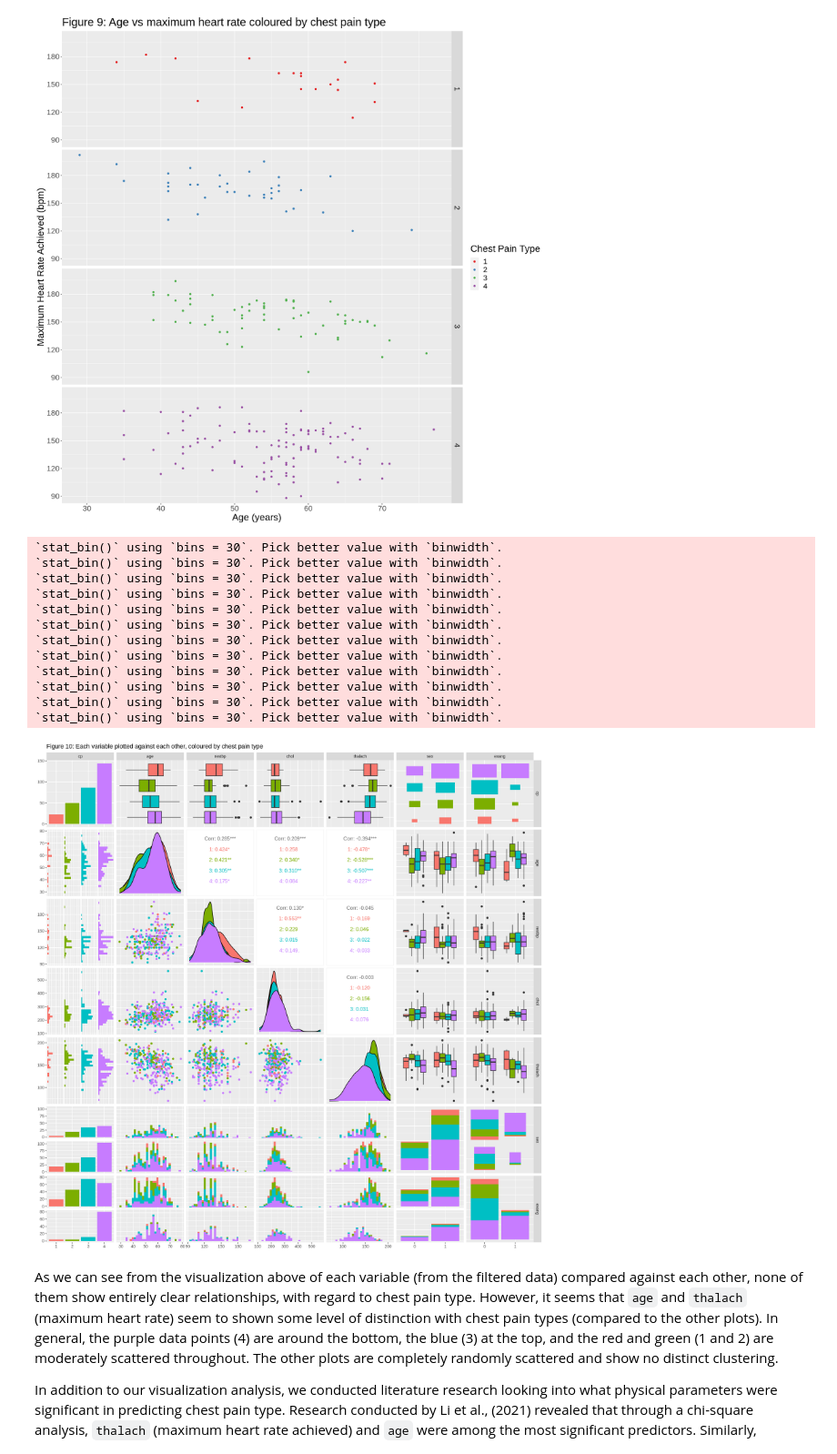
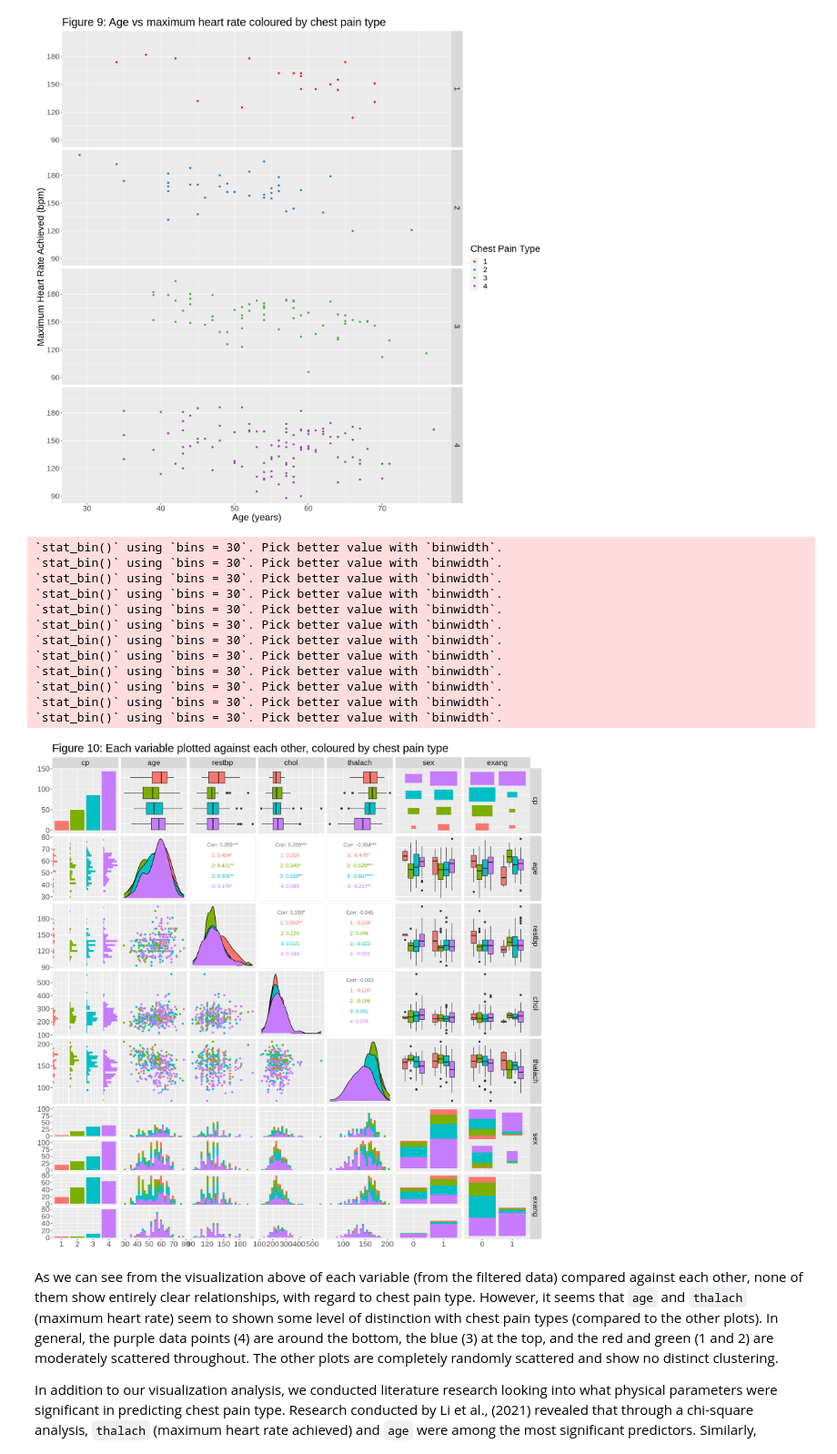
Before and after one commit to hebabm/group-31, a Jupyter notebook: finalreport.ipynb, the cells around one changed output. Shown at 91% size. Cells and saved outputs as stored; diff of their text form; code cells hidden in the pictures.

Commit message:
edited graph
for accuracy of classifier model

```diff
--- a/finalreport.ipynb
+++ b/finalreport.ipynb
@@ -279,24 +279,26 @@ library(broom)
 # %%
 options(repr.plot.height = 15, repr.plot.width = 15)
 
 heart_pairs <- filter_data %>%
     ggpairs(mapping=ggplot2::aes(colour = cp),
-            title = "Figure 10: Each variable plotted against each other, coloured by chest pain type")
+            title = "Figure 10: Each variable plotted against each other, coloured by chest pain type") +
+    theme(text = element_text(size = 20))
+
 heart_pairs
 # %% [output]
 `stat_bin()` using `bins = 30`. Pick better value with `binwidth`.
 `stat_bin()` using `bins = 30`. Pick better value with `binwidth`.
 `stat_bin()` using `bins = 30`. Pick better value with `binwidth`.
 `stat_bin()` using `bins = 30`. Pick better value with `binwidth`.
 `stat_bin()` using `bins = 30`. Pick better value with `binwidth`.
 `stat_bin()` using `bins = 30`. Pick better value with `binwidth`.
 `stat_bin()` using `bins = 30`. Pick better value with `binwidth`.
 `stat_bin()` using `bins = 30`. Pick better value with `binwidth`.
 `stat_bin()` using `bins = 30`. Pick better value with `binwidth`.
 `stat_bin()` using `bins = 30`. Pick better value with `binwidth`.
 `stat_bin()` using `bins = 30`. Pick better value with `binwidth`.
 `stat_bin()` using `bins = 30`. Pick better value with `binwidth`.
-[figure, old version]
+[figure, new version]
 # %% [markdown]
 As we can see from the visualization above of each variable (from the filtered data) compared against each other, none of them show entirely clear relationships, with regard to chest pain type. However, it seems that `age` and `thalach` (maximum heart rate) seem to shown some level of distinction with chest pain types (compared to the other plots). In general, the purple data points (4) are around the bottom, the blue (3) at the top, and the red and green (1 and 2) are moderately scattered throughout. The other plots are completely randomly scattered and show no distinct clustering.
 
```
Also changed, not shown: parts of 3 cells of this notebook.
